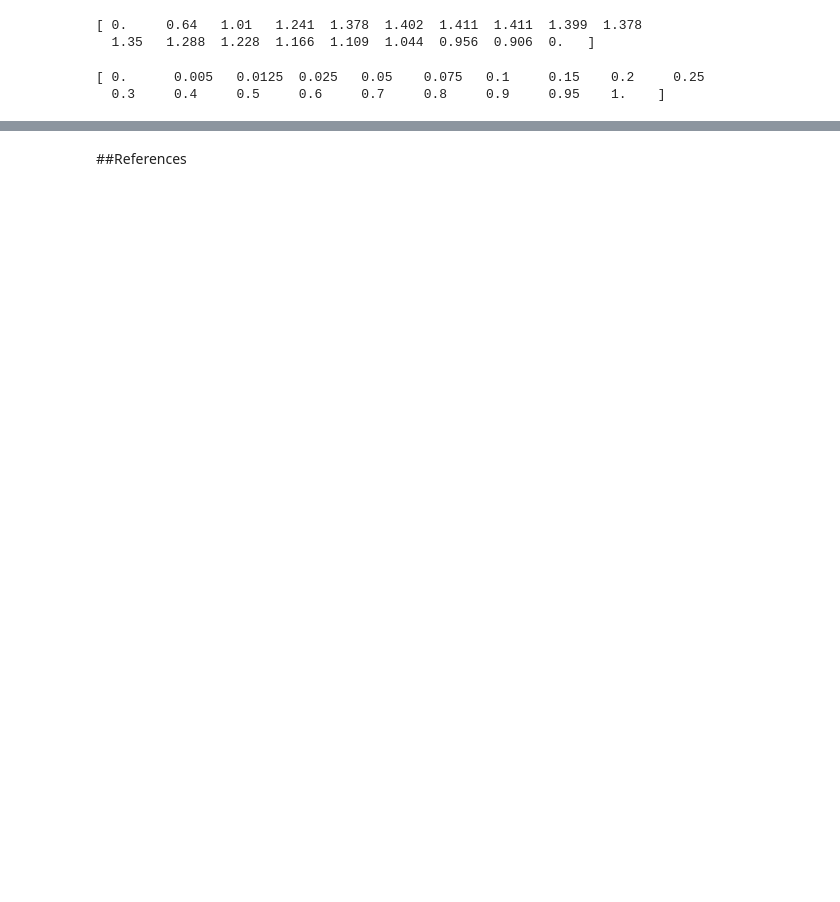
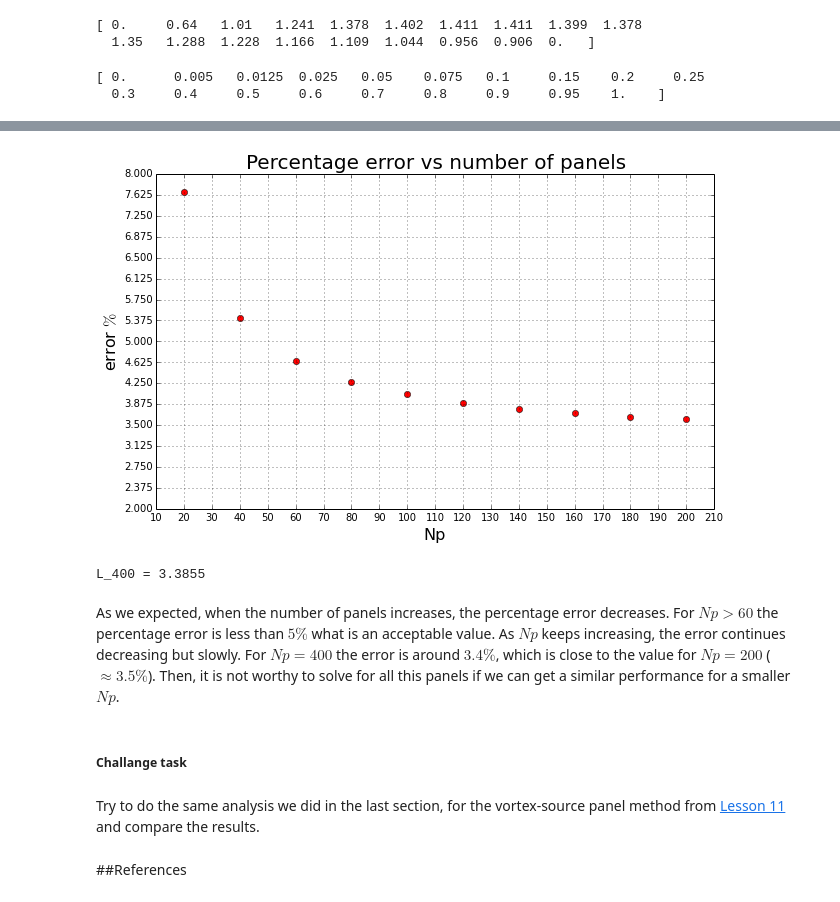
Before and after one commit to barbagroup/AeroPython-studentprojects2015, a Jupyter notebook: clementi/Linear_vortex_Panel_Method.ipynb, the cells around one changed output, grey strips where cells are left out. Saved outputs shown, nothing was run; the diff lists cells and outputs as text; code cells hidden in the pictures; blank space fills up the shorter version.

```diff
--- a/clementi/Linear_vortex_Panel_Method.ipynb
+++ b/clementi/Linear_vortex_Panel_Method.ipynb
@@ -681,3 +871,51 @@ pyplot.title('Number of panels : %d' % N);
+# %%
+L_np=[]
+Np_list=[20,40,60,80,100,120,140,160,180,200, 400]
+for i in Np_list:
+    L_np.append(get_lift(freestream_10, i))
+# %%
+L_exp = 1.2219
+
+#Relative error
+
+rel_err = []
+for i in L_np:
+    rel_err.append(numpy.abs(L_exp - i)/L_exp)
+
+#Percentage error
+
+per_err = []
+for i in rel_err:
+    per_err.append(100.*i)
+# %%
+#Plotting
+pyplot.figure(figsize=(10, 6))
+pyplot.grid(True)
+pyplot.xlabel('Np', fontsize=16)
+pyplot.ylabel('error $\%$', fontsize=16)
+pyplot.xlim(10, 210)
+pyplot.ylim(3, 8)
+pyplot.xticks(numpy.linspace(10, 210, 21))
+pyplot.yticks(numpy.linspace(2, 8, 17))
+
+pyplot.title('Percentage error vs number of panels', fontsize=20)
+
+pyplot.plot(Np_list, per_err,color='r', linewidth=0, marker='o', markersize=6);
+# %% [output]
+[figure, added]
+# %%
+#For Np=400 the precentage error is:
+L_400 = per_err[-1]
+
+print ('L_400 = %.4f' %L_400)
+# %% [output]
+L_400 = 3.3855
+# %% [markdown]
+As we expected, when the number of panels increases, the percentage error decreases. For $Np >60$ the percentage error is less than $5\%$ what is an acceptable value. As $Np$ keeps increasing, the error continues decreasing but slowly. For $Np=400$ the error is around $3.4\%$, which is close to the value for $Np=200$ ($\approx 3.5\%$). Then, it is not worthy to solve for all this panels if we can get a similar performance for a smaller $Np$.
+# %% [markdown]
+##### Challange task
+# %% [markdown]
+Try to do the same analysis we did in the last section, for the vortex-source panel method from [Lesson 11](http://nbviewer.ipython.org/github/barbagroup/AeroPython/blob/master/lessons/11_Lesson11_vortexSourcePanelMethod.ipynb) and compare the results.
 # %% [markdown]
 ##References
 # %% [markdown]
```
Also changed, not shown: parts of 41 cells of this notebook, 2 other files.
